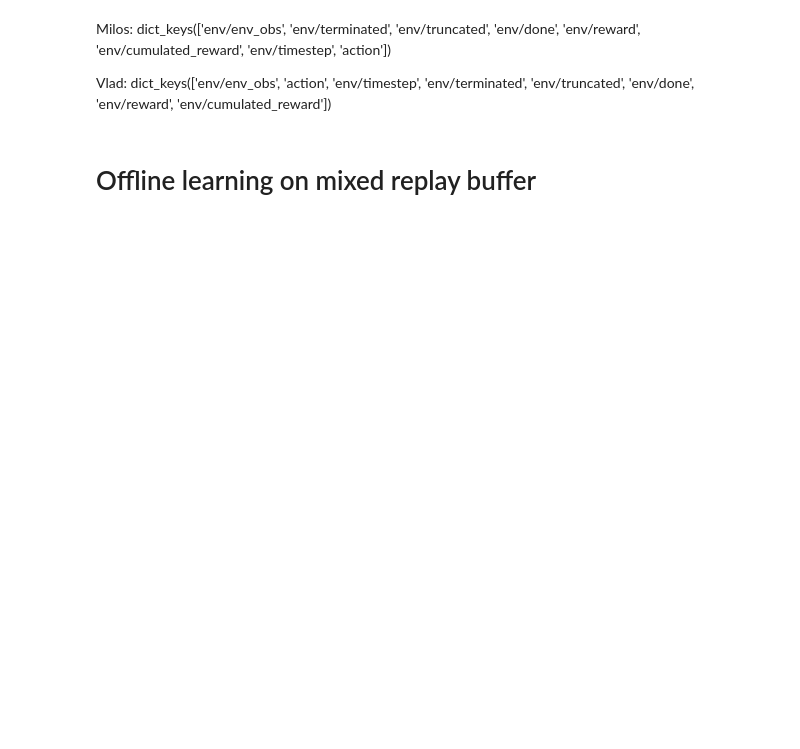
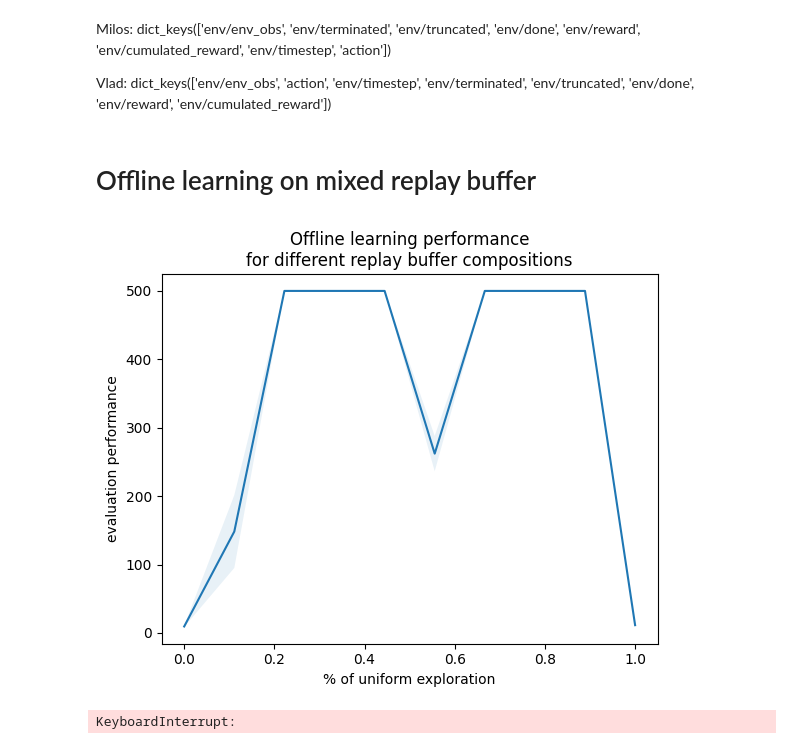
Before and after one commit to milosoundjian/projet-mind, a Jupyter notebook: experiments/notebooks/01-pipeline_setup copy.ipynb, the cells around one changed output. Drawn from its saved outputs; the diff is of its cells as text; code cells hidden in the pictures; blank space fills up the shorter version.

```diff
--- a/experiments/notebooks/01-pipeline_setup copy.ipynb
+++ b/experiments/notebooks/01-pipeline_setup copy.ipynb
@@ -62,6 +71,7 @@ cfg_td3_best.algorithm.max_epochs = 11_000
 cfg_td3_best.algorithm.learning_starts = 1000
 
 td3 = TD3(cfg_td3_best)
-run_td3(td3)
-td3.visualize_best()
+policies = run_td3(td3, save_model_at_rewards=[100, 200, 300, 400, 500])
+# td3.best_policy.load_model("../models/CartPoleContinuous-v1-model-best.pt")
+# td3.visualize_best()
 best_policy_agent = td3.best_policy
@@ -67,0 +84,2 @@ best_policy_agent = td3.best_policy
+# %%
+best_policy_agent = td3.best_policy
@@ -74,5 +102,5 @@ print(f"Replay buffer with {rb_best.size()} transitions")
 ## Uniform exploration
 # %%
 # rb_unif = collect_uniform_transitions(ENV_NAME, buffer_size=BUFFER_SIZE)
-rb_unif2 = collect_uniform_transitions_2(ENV_NAME)
+rb_unif = collect_uniform_transitions(ENV_NAME)
 print(f"Replay buffer with {rb_unif.size()} transitions")
@@ -108,0 +128,28 @@ perfs = test_rb_compositions(
+# %%
+perfs = test_rb_compositions(
+    rb_unif=rb_unif,
+    rb_best=rb_best,
+    buffer_size=BUFFER_SIZE,
+    proportions=PROPORTIONS,
+    agent_constructor=TD3,
+    cfg=cfg_td3_offline,
+    offline_run=run_td3_offline,
+)
+# %% [output]
+[figure, added]
+# %%
+performances = {}
+for k, replay_buffer in replay_buffers.items():
+    performances[k] = test_rb_compositions(
+        rb_unif=rb_unif,
+        rb_best=replay_buffer,
+        buffer_size=BUFFER_SIZE,
+        proportions=PROPORTIONS,
+        agent_constructor=TD3,
+        cfg=cfg_td3_offline,
+        offline_run=run_td3_offline,
+        plot=False,
+    )
+print(performances)
+# %% [output]
+KeyboardInterrupt:
```
Also changed, not shown: parts of 9 cells of this notebook, 6 other files.
